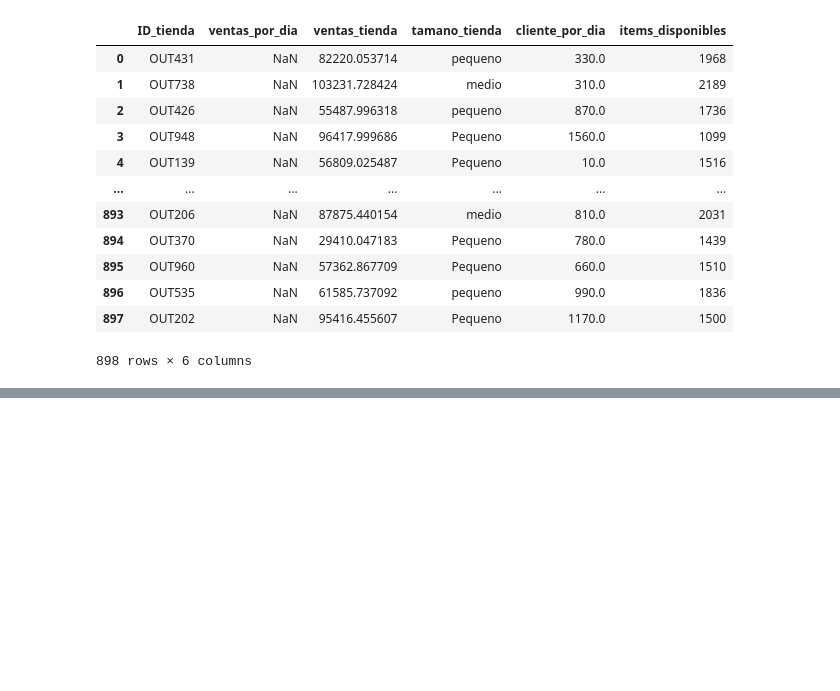
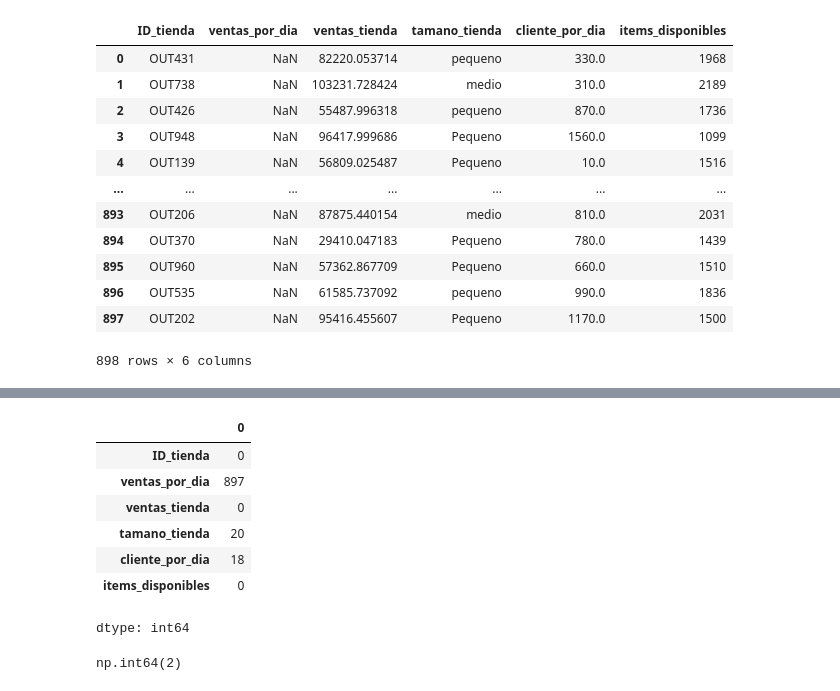
Before and after one commit to Mjdiazri/Code7Days, a Jupyter notebook: Ejercicio_promt_python_dataScience.ipynb, the cells around one changed output, grey strips where cells are left out. Saved outputs shown, nothing was run; the diff lists cells and outputs as text; code cells hidden in the pictures; blank space fills up the shorter version.

```diff
--- a/Ejercicio_promt_python_dataScience.ipynb
+++ b/Ejercicio_promt_python_dataScience.ipynb
@@ -116,0 +191,15 @@ uf_union
+# %%
+uf_union.isnull().sum()
+# %% [output]
+|  | 0 |
+| ID_tienda | 0 |
+| ventas_por_dia | 897 |
+| ventas_tienda | 0 |
+| tamano_tienda | 20 |
+| cliente_por_dia | 18 |
+| items_disponibles | 0 |
+dtype: int64
+# %%
+uf_union.duplicated().sum()
+# %% [output]
+np.int64(2)
```
Also changed, not shown: parts of 9 cells of this notebook.
